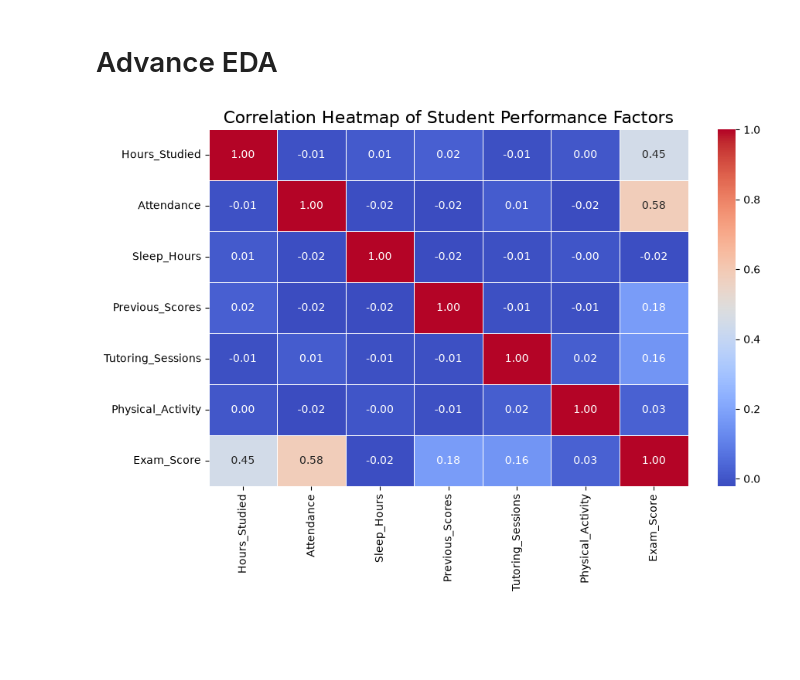
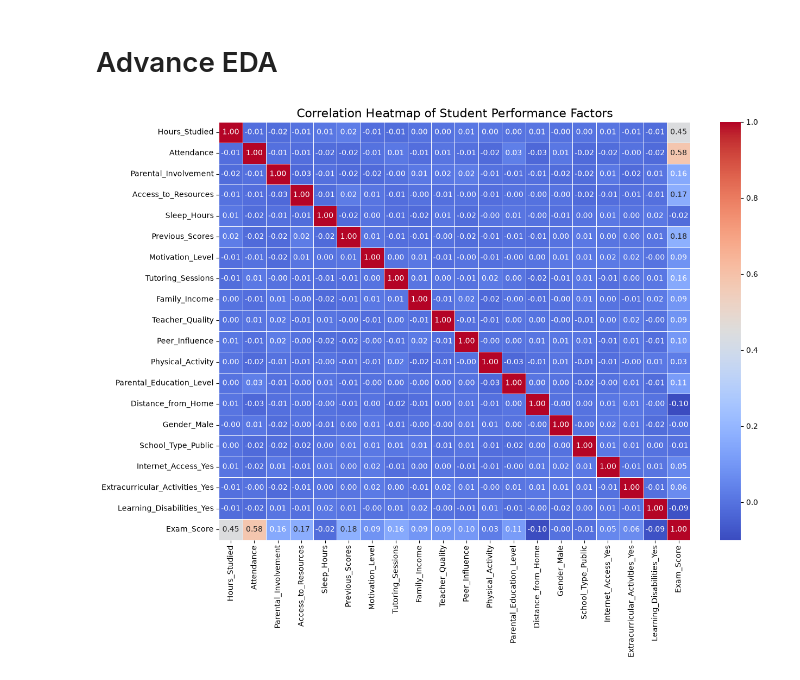
Before and after one commit to GantaLabs/StudentPerformanceFactors, a Jupyter notebook: notebook/Advanced_Process.ipynb, the cells around one changed output. Cells and saved outputs as stored; diff of their text form; code cells hidden in the pictures; blank space fills up the shorter version.

```diff
--- a/notebook/Advanced_Process.ipynb
+++ b/notebook/Advanced_Process.ipynb
@@ -18,0 +122,16 @@ df.head()
+# %%
+nominal_cols = [
+    'Gender',
+    'School_Type',
+    'Internet_Access',
+    'Extracurricular_Activities',
+    'Learning_Disabilities'
+]
+
+ohe = OneHotEncoder(drop='first', sparse_output=False)
+encoded = ohe.fit_transform(df[nominal_cols])
+
+encoded_df = pd.DataFrame(encoded, columns=ohe.get_feature_names_out(nominal_cols), index=df.index)
+
+df = df.drop(columns=nominal_cols)
+df = pd.concat([df, encoded_df], axis=1)
@@ -19,3 +166,6 @@ df.head()
+# %%
+cols = [col for col in df.columns if col != 'Exam_Score'] + ['Exam_Score']
+df = df[cols]
 # %% [markdown]
 # Advance EDA
 # %%
@@ -27,8 +174,8 @@ coor
 # %%
-plt.figure(figsize=(10, 6))
+plt.figure(figsize=(14, 10))
 
-sns.heatmap(df.corr(numeric_only=True), annot=True, fmt=".2f", cmap='coolwarm', linewidths=0.5)
+sns.heatmap(df.corr(), annot=True, fmt=".2f", cmap='coolwarm', linewidths=0.5)
 plt.title('Correlation Heatmap of Student Performance Factors', fontsize=16)
 plt.show()
 # %% [output]
-[figure, old version]
+[figure, new version]
```
Also changed, not shown: parts of 16 cells of this notebook, 4 other files.
